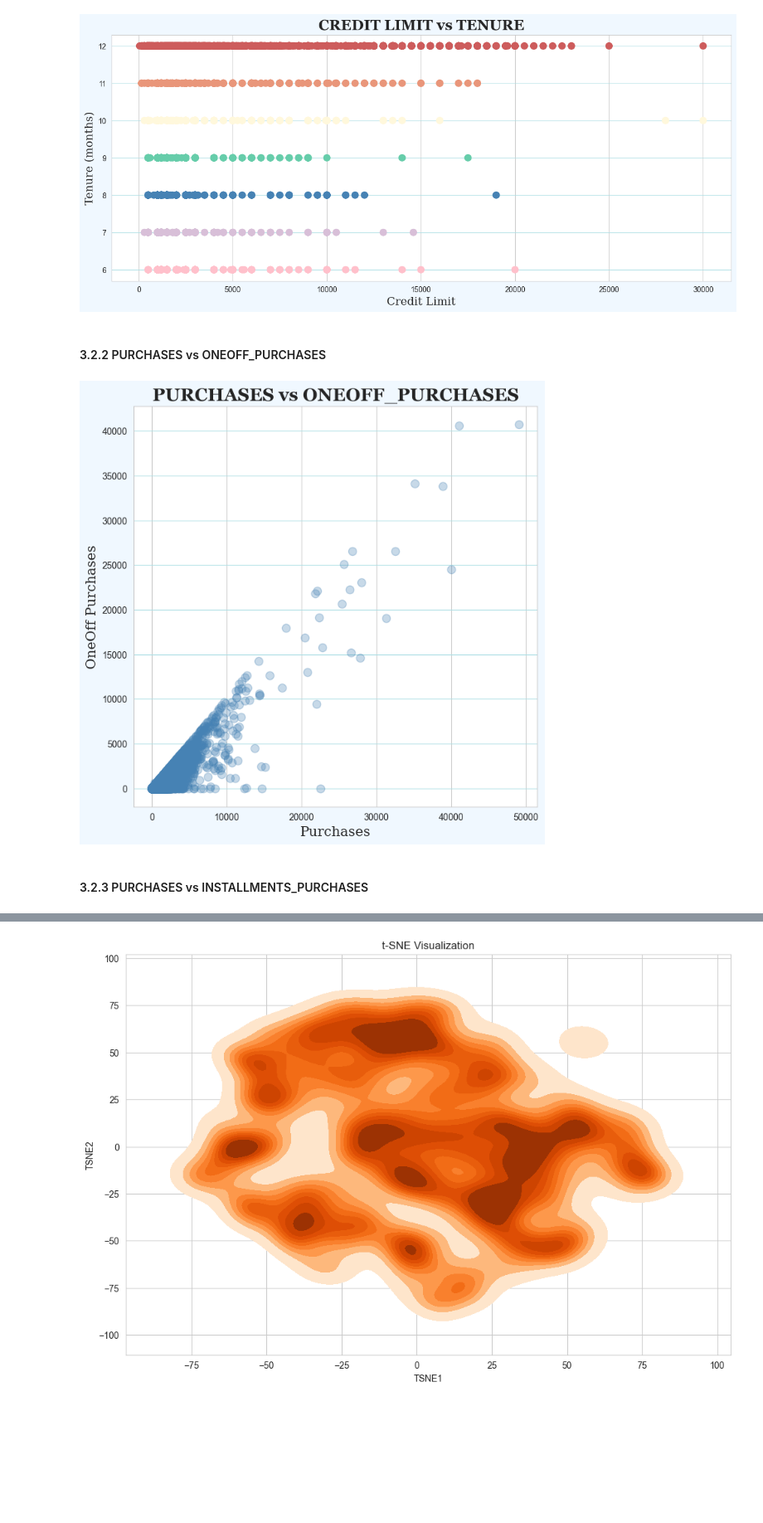
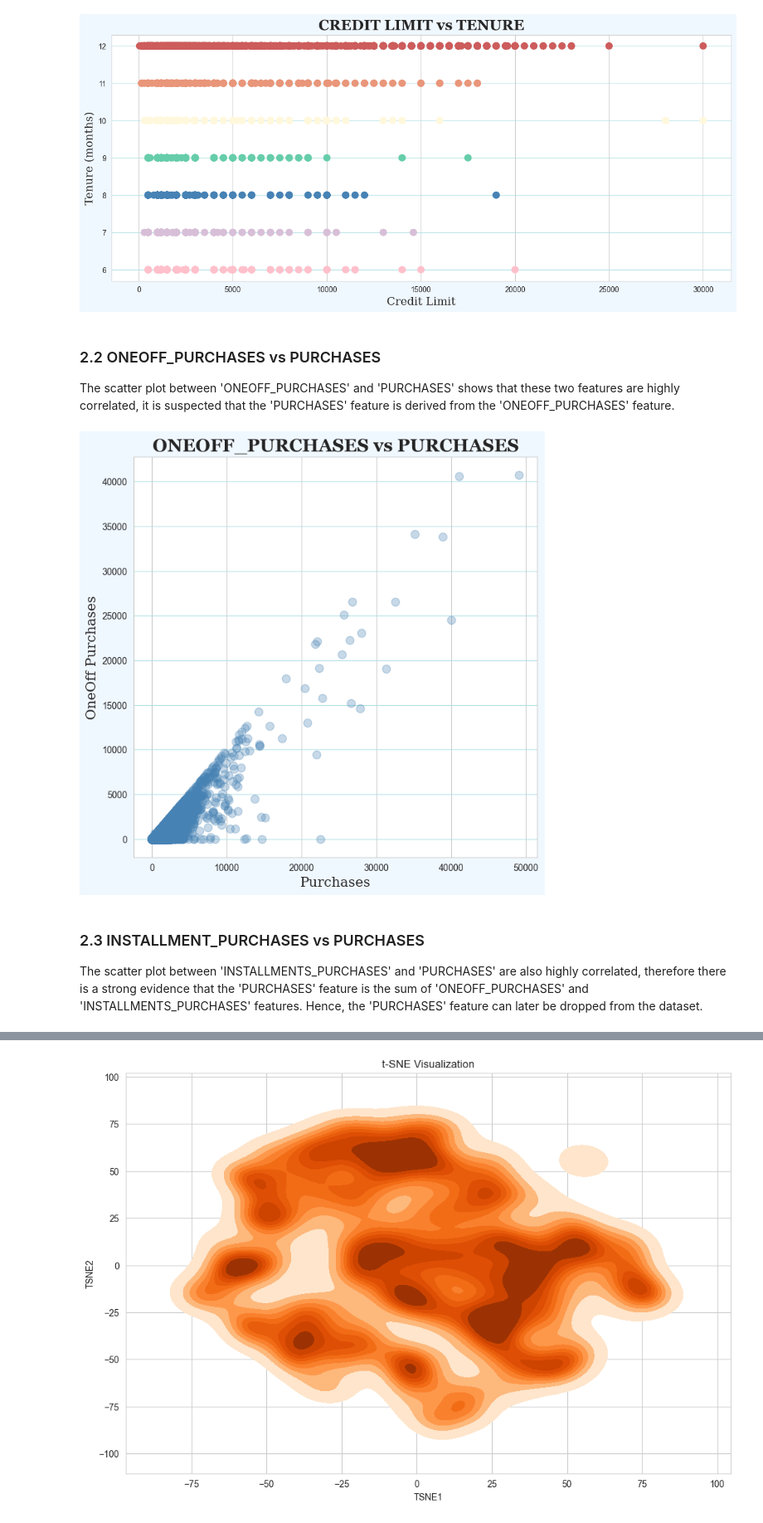
Before and after one commit to YeapJieShen/Machine_Learning_Assignment, a Jupyter notebook: testing/eda2.ipynb, the cells around one changed output, grey strips where cells are left out. Shown at 83% size. Saved outputs shown, nothing was run; the diff lists cells and outputs as text; code cells hidden in the pictures; blank space fills up the shorter version.

```diff
--- a/testing/eda2.ipynb
+++ b/testing/eda2.ipynb
@@ -551,24 +595,28 @@ plt.show()
 # %% [output]
 [figure]
 # %% [markdown]
-#### 3.2.2 PURCHASES vs ONEOFF_PURCHASES
+### 2.2 ONEOFF_PURCHASES vs PURCHASES
+
+The scatter plot between 'ONEOFF_PURCHASES' and 'PURCHASES' shows that these two features are highly correlated, it is suspected that the 'PURCHASES' feature is derived from the 'ONEOFF_PURCHASES' feature.
 # %%
 # Setting layout of the plot
 plt.figure(figsize = (8, 8)).patch.set_facecolor('aliceblue')
 plt.gca().grid(visible = True, color = 'powderblue', zorder = 1, axis = 'y')
-plt.title('PURCHASES vs ONEOFF_PURCHASES', fontdict = {'family': 'georgia', 'weight': 'bold', 'size': 20})
+plt.title('ONEOFF_PURCHASES vs PURCHASES', fontdict = {'family': 'georgia', 'weight': 'bold', 'size': 20})
 plt.xlabel('Purchases', fontdict = {'family': 'serif', 'size': 15})
 plt.ylabel('OneOff Purchases', fontdict = {'family': 'serif', 'size': 15})
 
 # Plotting scatter plot
 plt.scatter(df['PURCHASES'], df['ONEOFF_PURCHASES'], c = 'steelblue', zorder = 3, s = 80, alpha = 0.3)
 
 # Showing the plot
 plt.show()
 # %% [output]
-[figure, old version]
+[figure, new version]
 # %% [markdown]
-#### 3.2.3 PURCHASES vs INSTALLMENTS_PURCHASES
+### 2.3 INSTALLMENT_PURCHASES vs PURCHASES
+
+The scatter plot between 'INSTALLMENTS_PURCHASES' and 'PURCHASES' are also highly correlated, therefore there is a strong evidence that the 'PURCHASES' feature is the sum of 'ONEOFF_PURCHASES' and 'INSTALLMENTS_PURCHASES' features. Hence, the 'PURCHASES' feature can later be dropped from the dataset.
 # %%
 # Setting layout of the plot
 plt.figure(figsize = (8, 8)).patch.set_facecolor('aliceblue')
```
Also changed, not shown: parts of 36 cells of this notebook, 1 other file.
